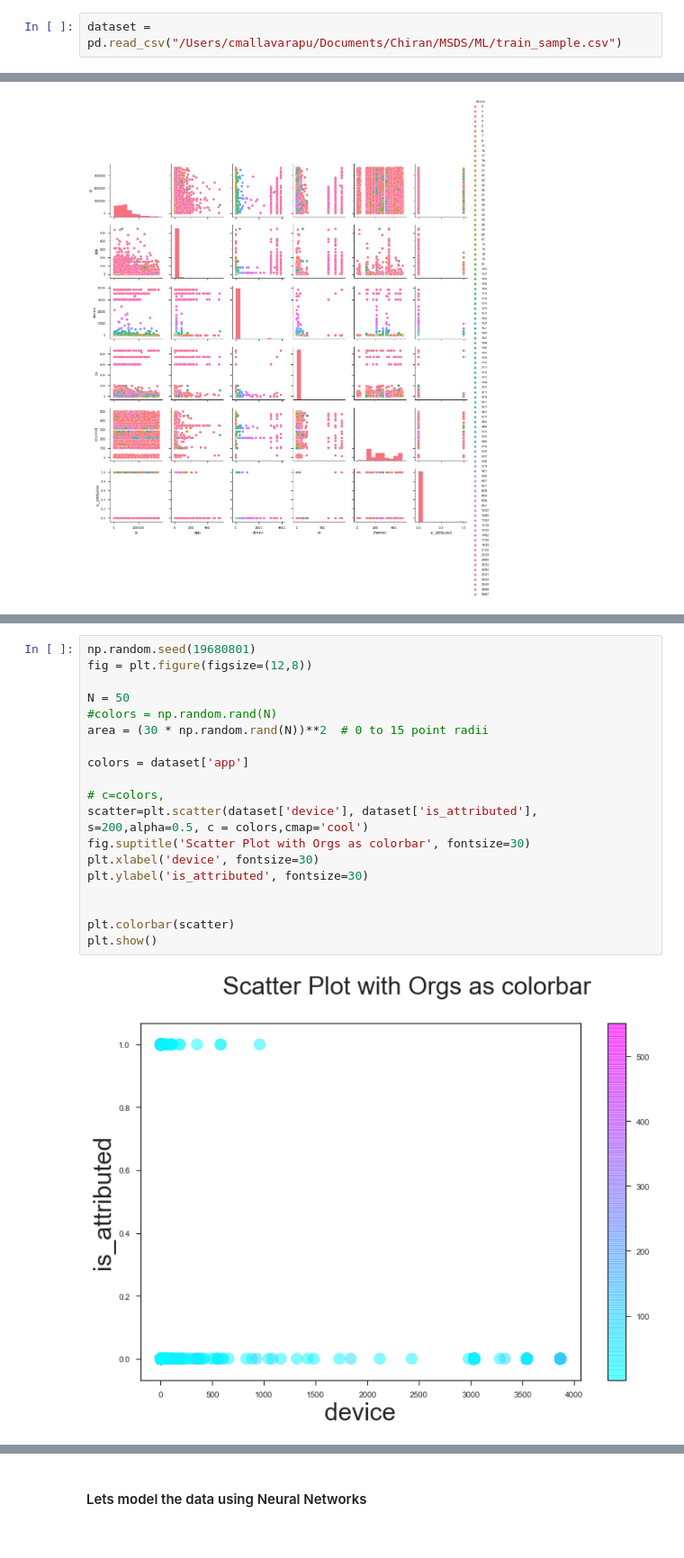
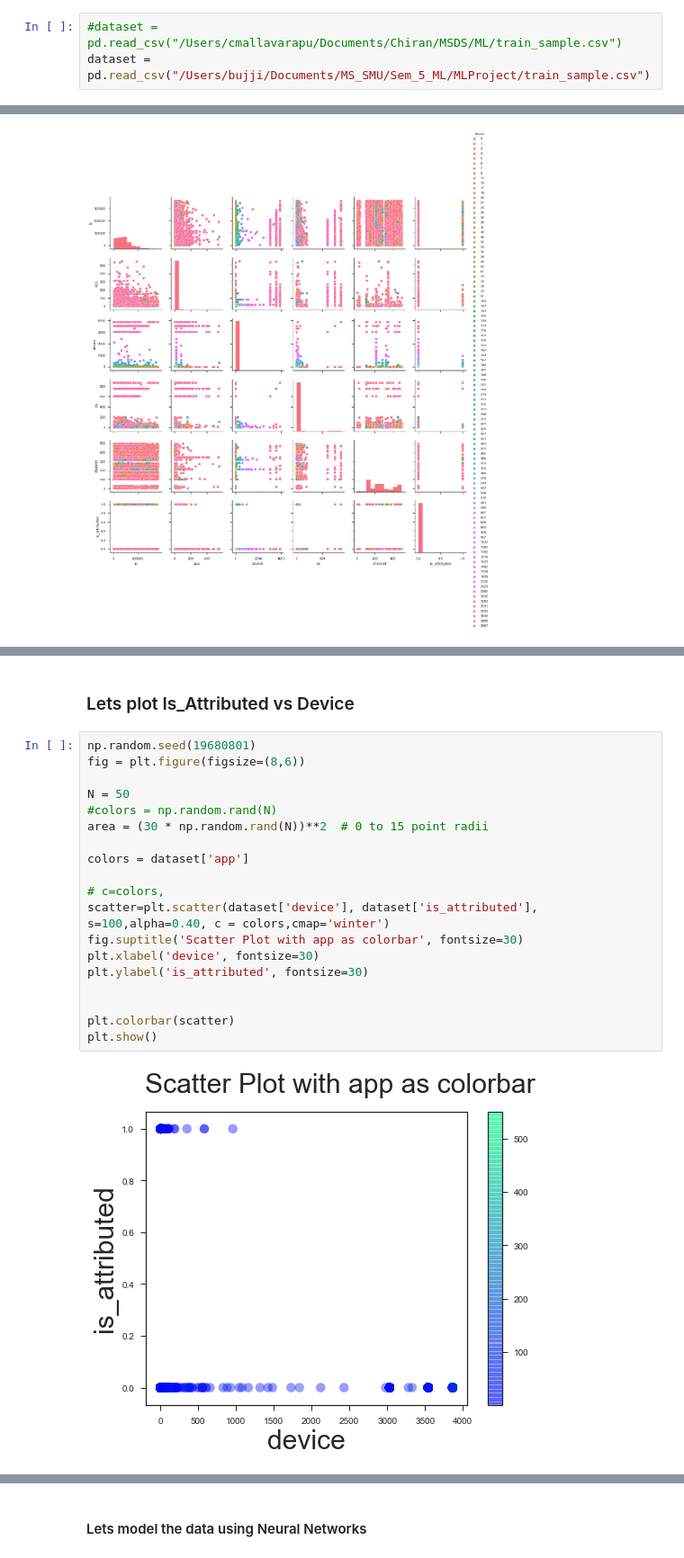
Before and after one commit to ChiruGit/MLProject, a Jupyter notebook: ML_Fall_FinalProject.ipynb, the cells around one changed output, grey strips where cells are left out. Shown: that part at 90% size. Drawn from its saved outputs; the diff is of its cells as text.

```diff
--- a/ML_Fall_FinalProject.ipynb
+++ b/ML_Fall_FinalProject.ipynb
@@ -11,5 +15,6 @@ np.random.seed(7)
 # %%
-dataset = pd.read_csv("/Users/cmallavarapu/Documents/Chiran/MSDS/ML/train_sample.csv")
+#dataset = pd.read_csv("/Users/cmallavarapu/Documents/Chiran/MSDS/ML/train_sample.csv")
+dataset = pd.read_csv("/Users/bujji/Documents/MS_SMU/Sem_5_ML/MLProject/train_sample.csv")
 # %%
 dataset.head()
 # %% [output]
@@ -71,21 +80,23 @@ plt.show()
+# %% [markdown]
+### Lets plot Is_Attributed vs Device
 # %%
 np.random.seed(19680801)
-fig = plt.figure(figsize=(12,8))
+fig = plt.figure(figsize=(8,6))
 
 N = 50
 #colors = np.random.rand(N)
 area = (30 * np.random.rand(N))**2  # 0 to 15 point radii
 
 colors = dataset['app']
 
 # c=colors,
-scatter=plt.scatter(dataset['device'], dataset['is_attributed'], s=200,alpha=0.5, c = colors,cmap='cool')
-fig.suptitle('Scatter Plot with Orgs as colorbar', fontsize=30)
+scatter=plt.scatter(dataset['device'], dataset['is_attributed'], s=100,alpha=0.40, c = colors,cmap='winter')
+fig.suptitle('Scatter Plot with app as colorbar', fontsize=30)
 plt.xlabel('device', fontsize=30)
 plt.ylabel('is_attributed', fontsize=30)
 
 
 plt.colorbar(scatter)
 plt.show()
 # %% [output]
-[figure, old version]
+[figure, new version]
```
Also changed, not shown: parts of 21 cells of this notebook, 4 other files.
